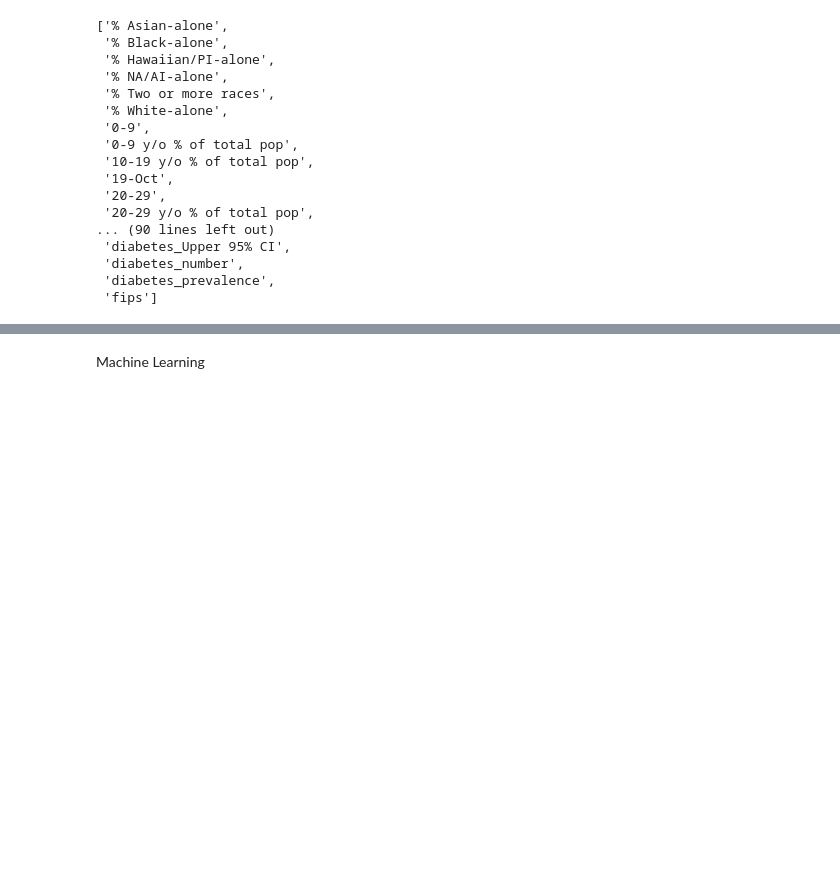
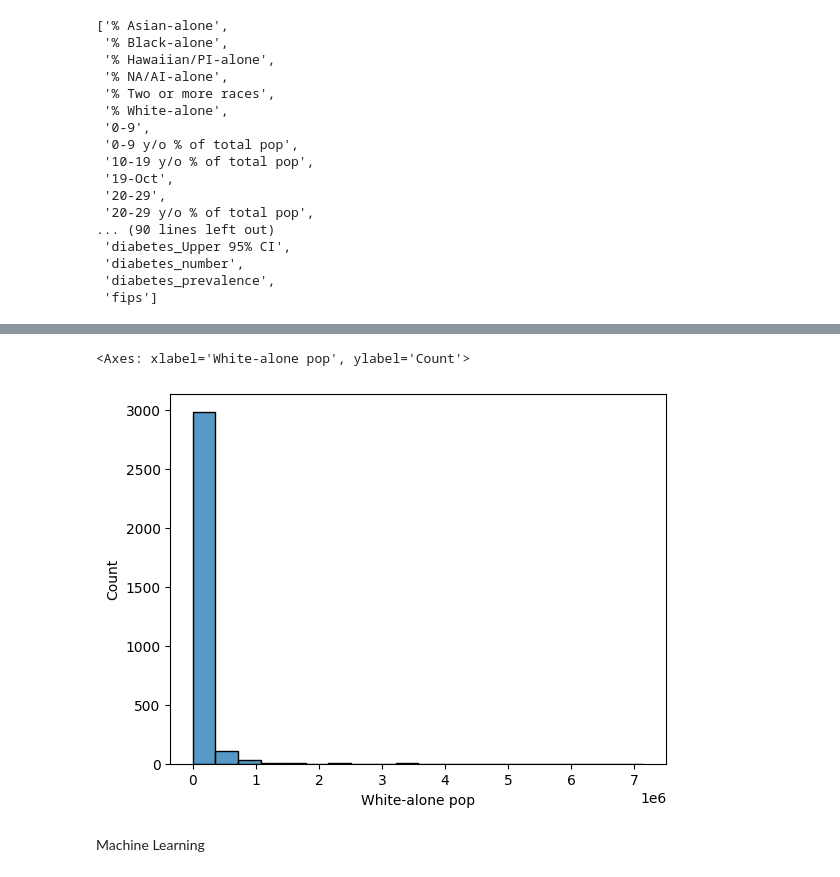
Before and after one commit to jronald88/regularised_linear_reg, a Jupyter notebook: src/explore.ipynb, the cells around one changed output, grey strips where cells are left out. Drawn from its saved outputs; the diff is of its cells as text; code cells hidden in the pictures; blank space fills up the shorter version.

```diff
--- a/src/explore.ipynb
+++ b/src/explore.ipynb
@@ -107,3 +118,8 @@ df_list
+# %%
+sns.histplot(data=df, x="White-alone pop", bins=20)
+# %% [output]
+<Axes: xlabel='White-alone pop', ylabel='Count'>
+[figure, added]
 # %% [markdown]
 Machine Learning
 # %%
```
Also changed, not shown: parts of 7 cells of this notebook.
